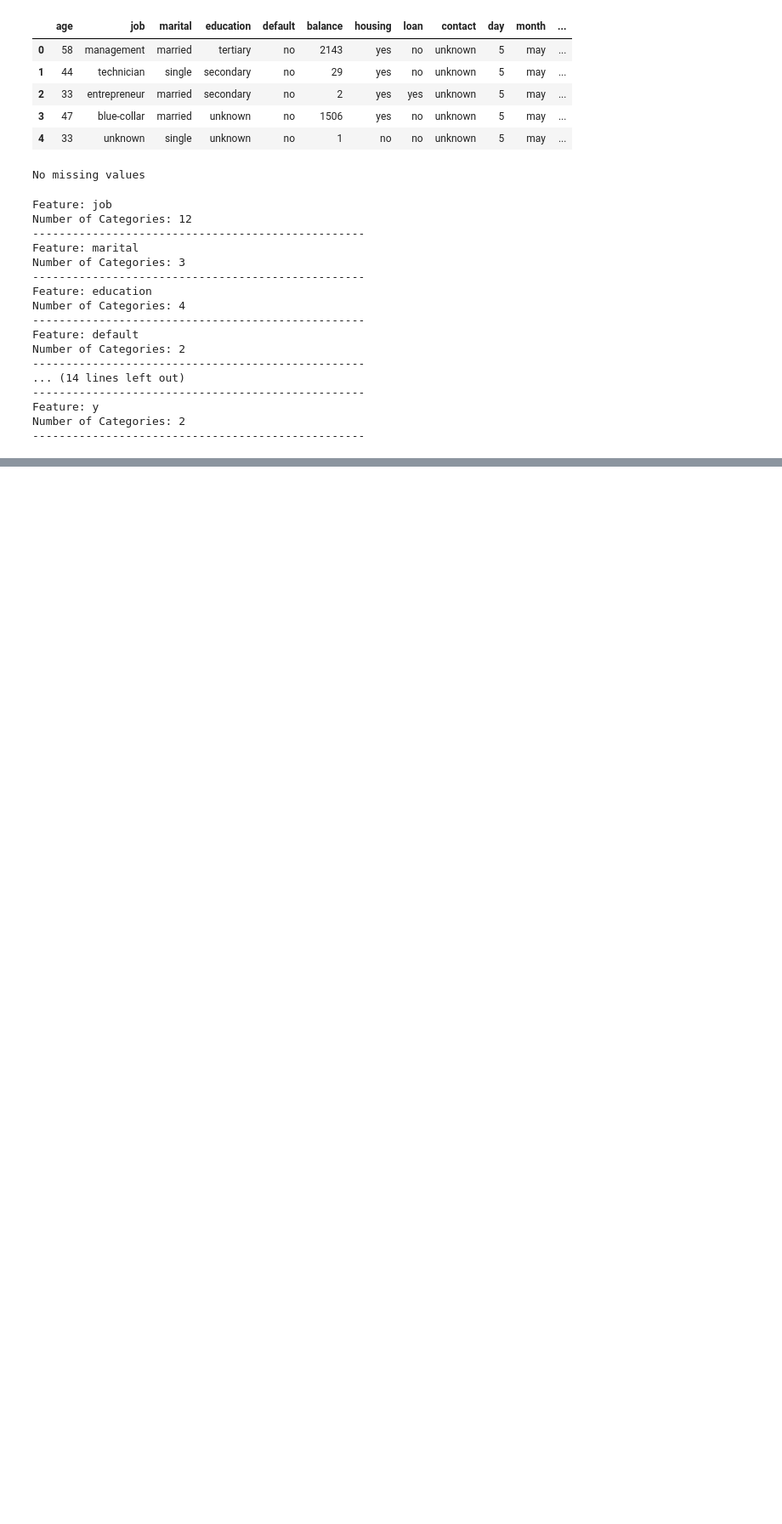
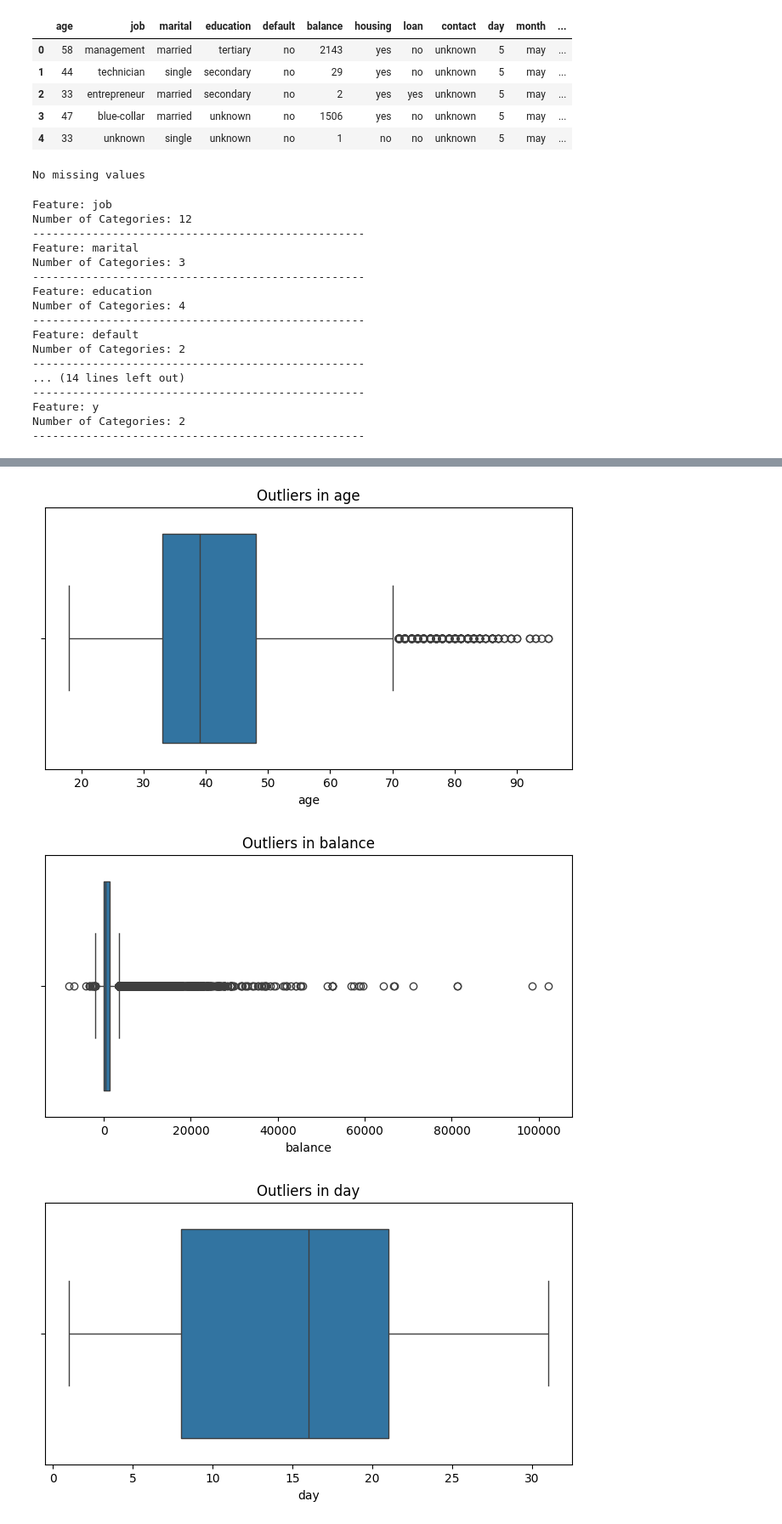
Before and after one commit to Amar1o/Machinelearningcw, a Jupyter notebook: ml.ipynb, the cells around one changed output, grey strips where cells are left out. Shown: that part at 85% size. Drawn from its saved outputs; the diff is of its cells as text; code cells hidden in the pictures; blank space fills up the shorter version.

```diff
--- a/ml.ipynb
+++ b/ml.ipynb
@@ -108,0 +199,11 @@ Number of Categories: 2
+# %%
+for feature in continuous_features:
+    plt.figure(figsize=(8, 4))
+    sns.boxplot(x=dataframe[feature])
+    plt.title(f'Outliers in {feature}')
+    plt.xlabel(feature)
+    plt.show()
+# %% [output]
+[figure, added]
+[figure, added]
+[figure, added]
```
Also changed, not shown: parts of 29 cells of this notebook.
